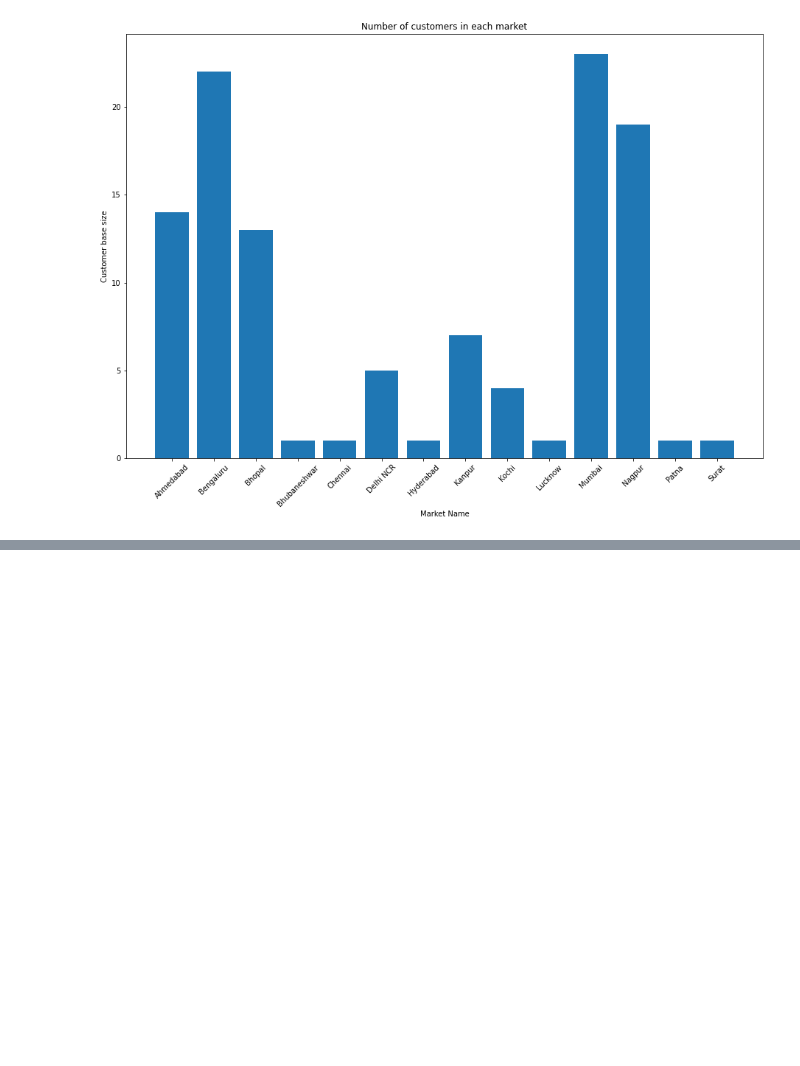
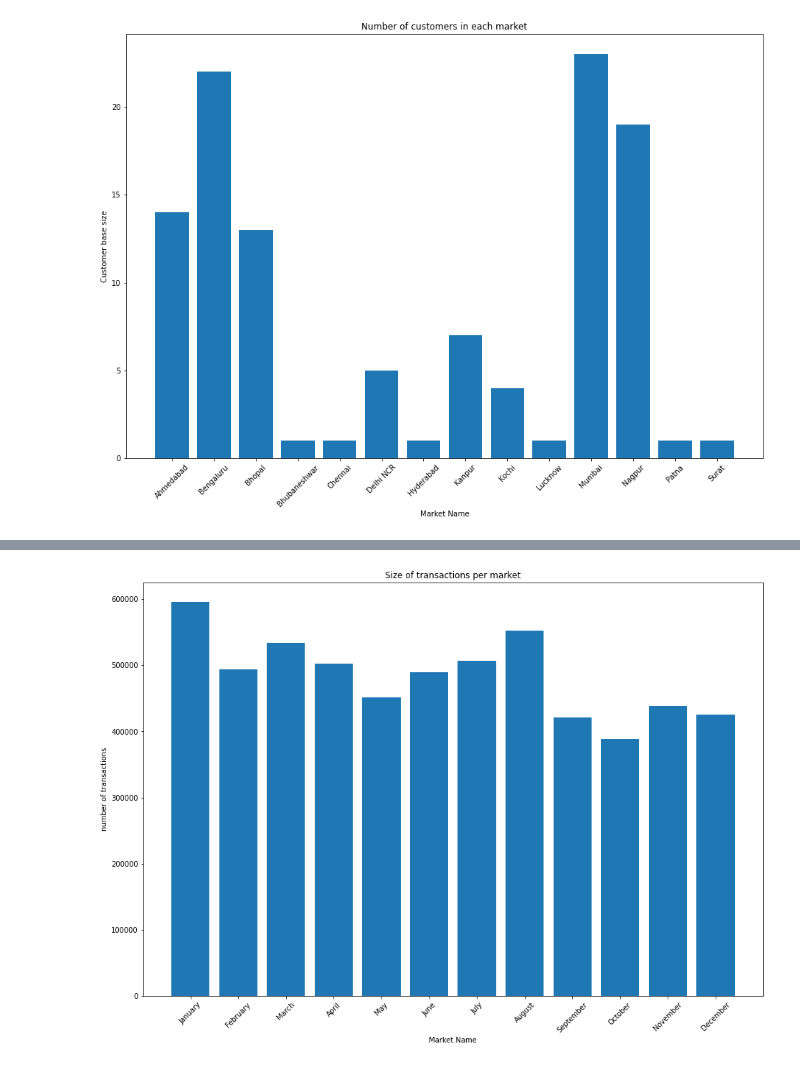
Before and after one commit to Terrencebosco/sales_analysis, a Jupyter notebook: notebooks/sales_notebook.ipynb, the cells around one changed output, grey strips where cells are left out. Drawn from its saved outputs; the diff is of its cells as text; code cells hidden in the pictures; blank space fills up the shorter version.

```diff
--- a/notebooks/sales_notebook.ipynb
+++ b/notebooks/sales_notebook.ipynb
@@ -410,0 +418,21 @@ python -m ipykernel install --user --name dash --display-name "Python (dash)"
+# %%
+months = df_2018['month_name'].unique().tolist()
+months = sorted(months, key = lambda x: datetime.datetime.strptime(''.join(x),'%B'))
+
+months_sales_total = []
+for i in months:
+    total = df_2018[df_2018['month_name']== i ]['sales_usd'].sum()
+    months_sales_total.append(total)
+
+total_earnings_by_month = zip(months, months_sales_total)
+# %%
+fig = plt.figure()
+ax = fig.add_axes([2,2,2,2])
+ax.bar(months, months_sales_total)
+plt.title('Size of transactions per market')
+plt.xlabel('Market Name')
+plt.ylabel('number of transactions')
+plt.xticks(rotation=45)
+plt.show();
+# %% [output]
+[figure, added]
```
Also changed, not shown: parts of 24 cells of this notebook, 1 other file.
